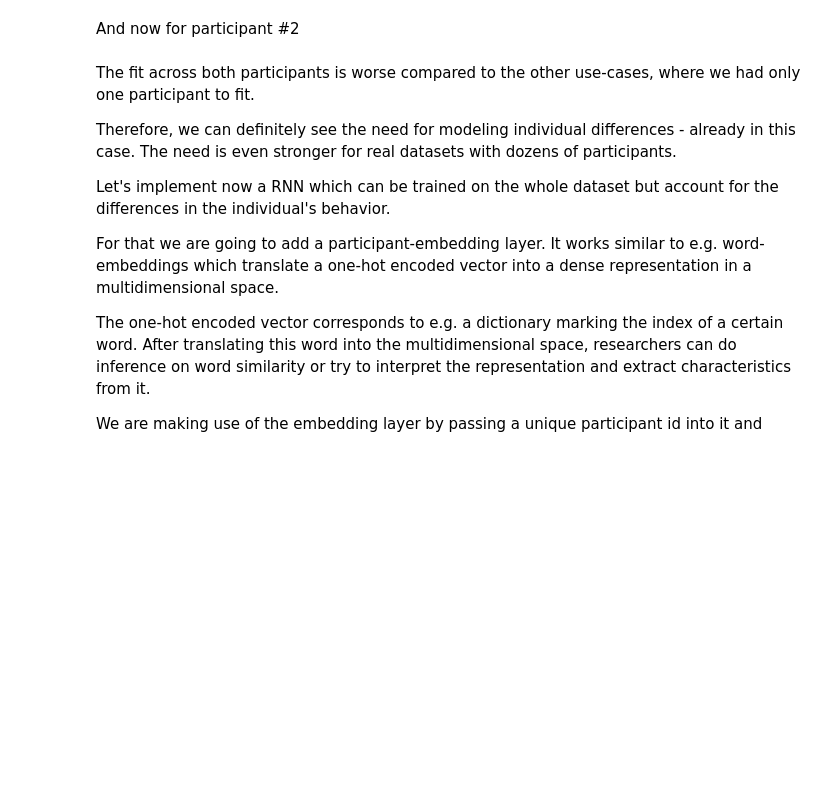
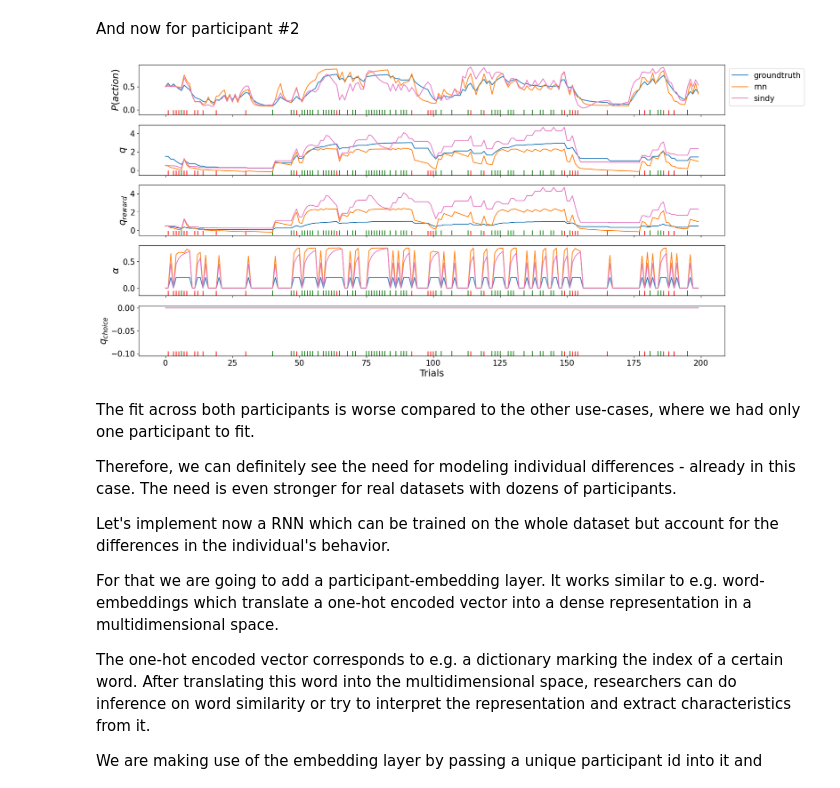
Before and after one commit to AlexanderDitz/Master_Learning_DecisionMaking, a Jupyter notebook: tutorials/tutorial_cdcd.ipynb, the cells around one changed output. Drawn from its saved outputs; the diff is of its cells as text; code cells hidden in the pictures; blank space fills up the shorter version.

```diff
--- a/tutorials/tutorial_cdcd.ipynb
+++ b/tutorials/tutorial_cdcd.ipynb
@@ -1026,9 +886,11 @@ plt.show()
 And now for participant #2
 # %%
 # Let's see how well the dynamics were fitted
-agents = {'groundtruth': agent_2, 'rnn': agent_rnn}#, 'sindy': agent_sindy}
+agents = {'groundtruth': agent_2, 'rnn': agent_rnn, 'sindy': agent_sindy}
 fig, axs = plot_session(agents, dataset_2.xs[0])
 plt.show()
+# %% [output]
+[figure, added]
 # %% [markdown]
 The fit across both participants is  worse compared to the other use-cases, where we had only one participant to fit.
 
```
Also changed, not shown: parts of 18 cells of this notebook, 5 other files.
